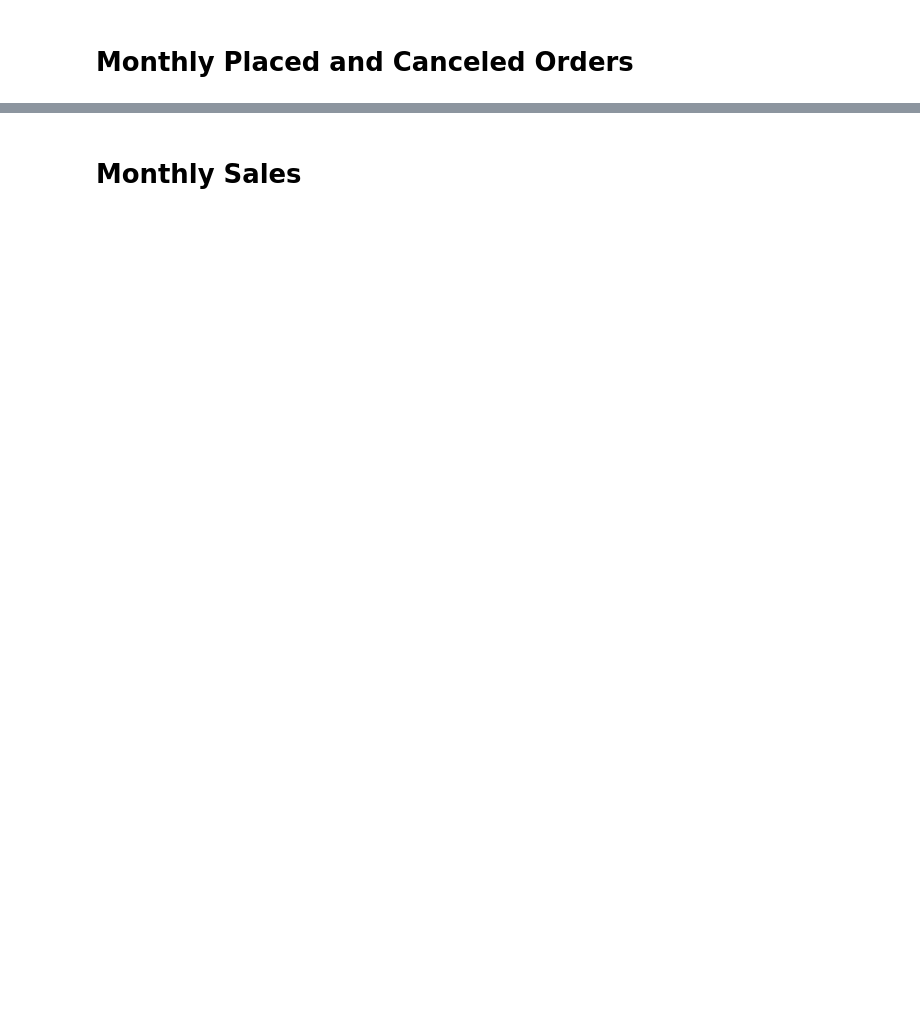
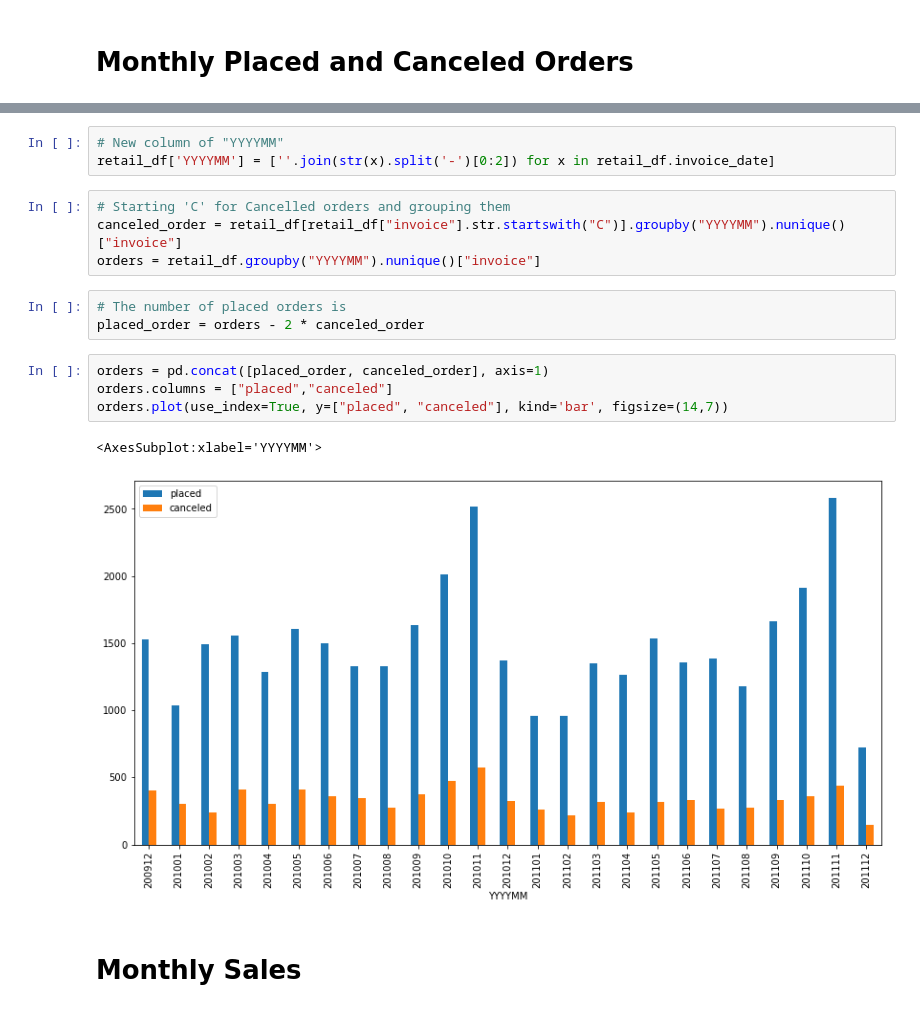
Before and after one commit to jarviscanada/jarvis_data_eng_HarikrishnaPillai, a Jupyter notebook: python_data_analytics/python_data_wrangling/retail_data_analytics_wrangling.ipynb, the cells around one changed output, grey strips where cells are left out. Cells and saved outputs as stored; diff of their text form; blank space fills up the shorter version.

```diff
--- a/python_data_analytics/python_data_wrangling/retail_data_analytics_wrangling.ipynb
+++ b/python_data_analytics/python_data_wrangling/retail_data_analytics_wrangling.ipynb
@@ -108,2 +193,19 @@ AttributeError: 'function' object has no attribute 'head'
+# %%
+# New column of "YYYYMM"
+retail_df['YYYYMM'] = [''.join(str(x).split('-')[0:2]) for x in retail_df.invoice_date]
+# %%
+# Starting 'C' for Cancelled orders and grouping them
+canceled_order = retail_df[retail_df["invoice"].str.startswith("C")].groupby("YYYYMM").nunique()["invoice"]
+orders = retail_df.groupby("YYYYMM").nunique()["invoice"]
+# %%
+# The number of placed orders is
+placed_order = orders - 2 * canceled_order
+# %%
+orders = pd.concat([placed_order, canceled_order], axis=1)
+orders.columns = ["placed","canceled"]
+orders.plot(use_index=True, y=["placed", "canceled"], kind='bar', figsize=(14,7))
+# %% [output]
+<AxesSubplot:xlabel='YYYYMM'>
+[figure, added]
 # %% [markdown]
 # Monthly Sales
```
Also changed, not shown: parts of 28 cells of this notebook, 2 other files.
